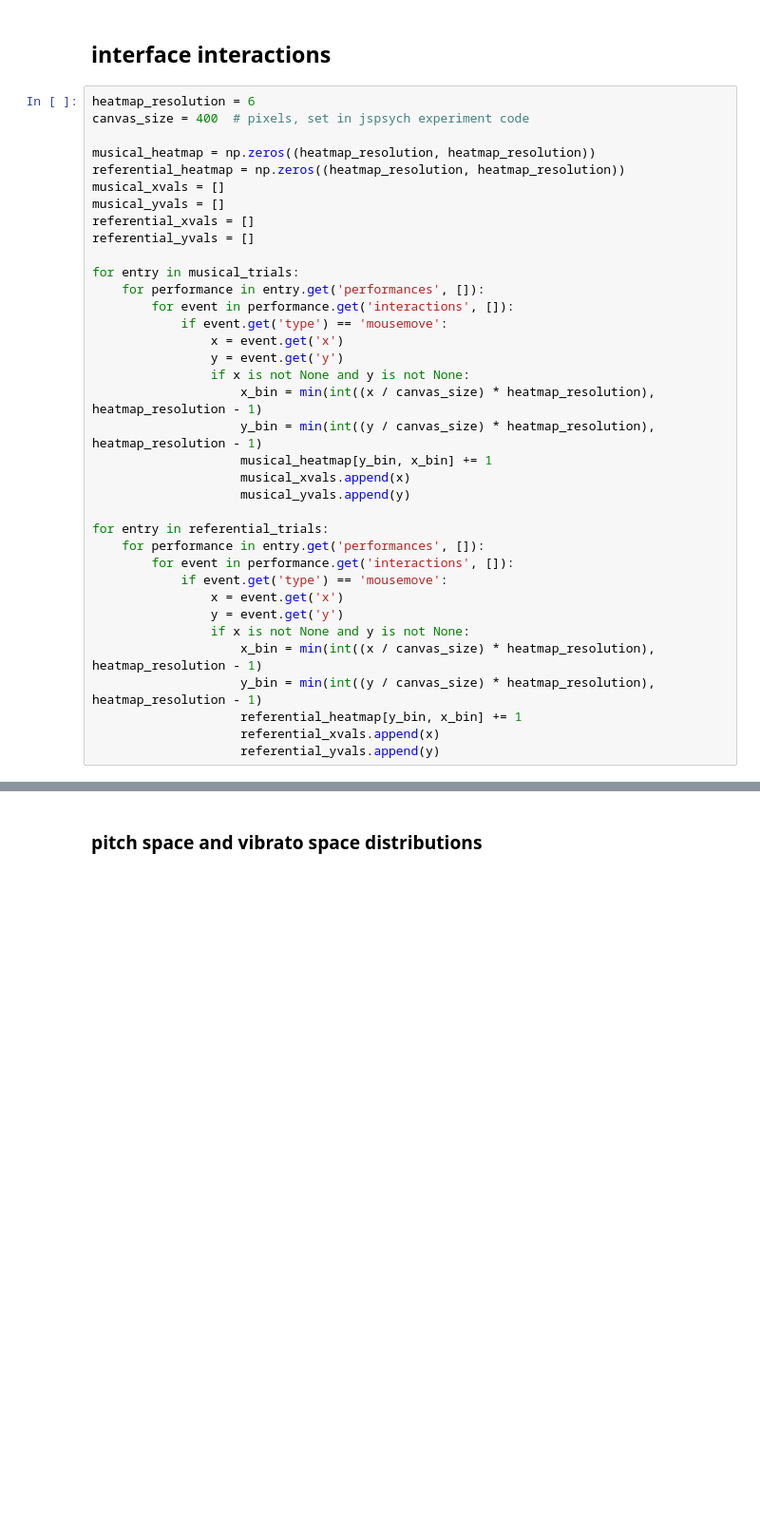
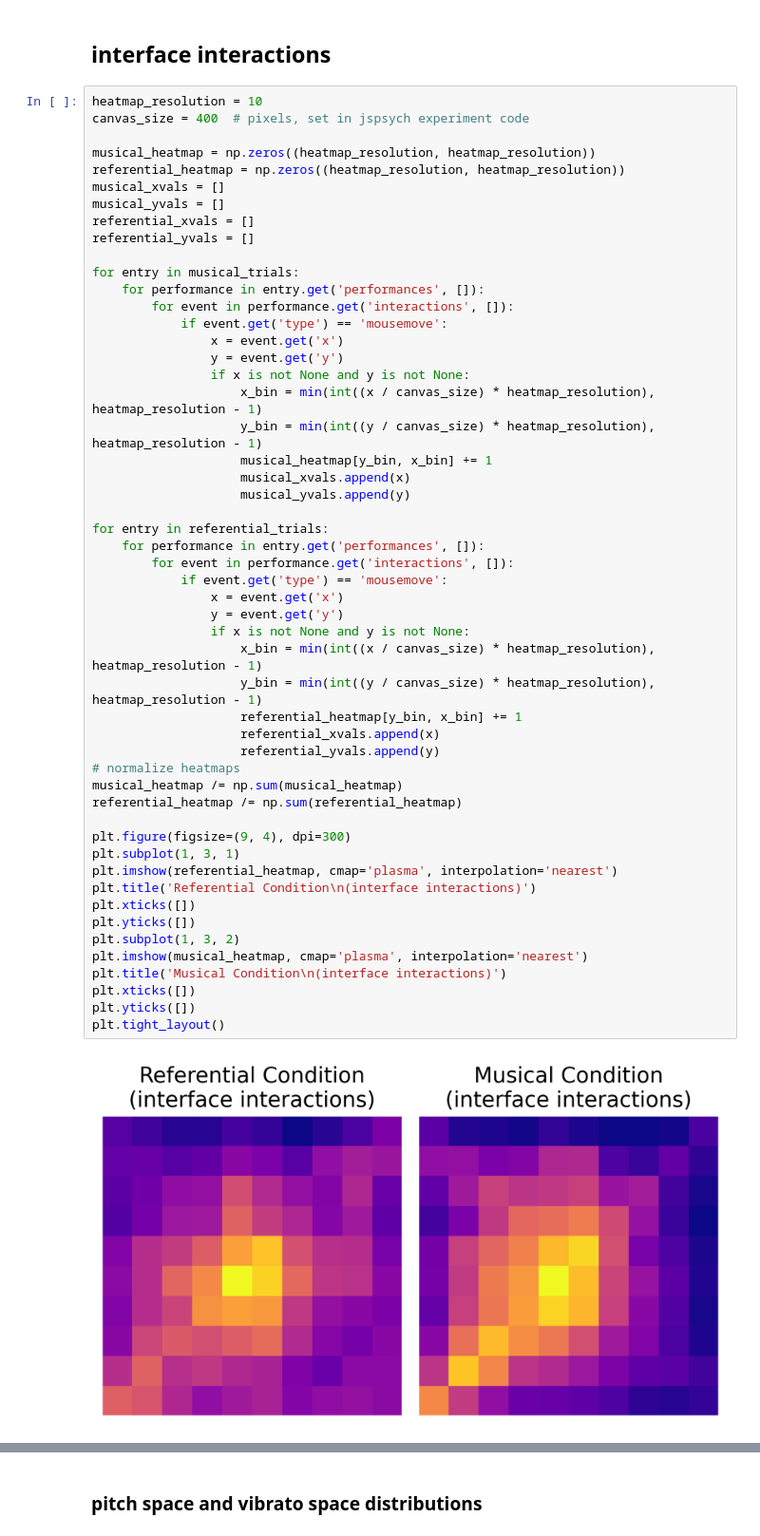
Before and after one commit to matthewcaren/image-scoring, a Jupyter notebook: analysis/viz-audio.ipynb, the cells around one changed output, grey strips where cells are left out. Shown at 95% size. Cells and saved outputs as stored; diff of their text form; blank space fills up the shorter version.

```diff
--- a/analysis/viz-audio.ipynb
+++ b/analysis/viz-audio.ipynb
@@ -31,7 +33,7 @@ Found 1173 referential condition sounds
 # %% [markdown]
 ## interface interactions
 # %%
-heatmap_resolution = 6
+heatmap_resolution = 10
 canvas_size = 400  # pixels, set in jspsych experiment code
 
 musical_heatmap = np.zeros((heatmap_resolution, heatmap_resolution))
@@ -39,30 +41,48 @@ referential_heatmap = np.zeros((heatmap_resolution, heatmap_resolution))
 musical_xvals = []
 musical_yvals = []
 referential_xvals = []
 referential_yvals = []
 
 for entry in musical_trials:
     for performance in entry.get('performances', []):
         for event in performance.get('interactions', []):
             if event.get('type') == 'mousemove':
                 x = event.get('x')
                 y = event.get('y')
                 if x is not None and y is not None:
                     x_bin = min(int((x / canvas_size) * heatmap_resolution), heatmap_resolution - 1)
                     y_bin = min(int((y / canvas_size) * heatmap_resolution), heatmap_resolution - 1)
                     musical_heatmap[y_bin, x_bin] += 1
                     musical_xvals.append(x)
                     musical_yvals.append(y)
 
 for entry in referential_trials:
     for performance in entry.get('performances', []):
         for event in performance.get('interactions', []):
             if event.get('type') == 'mousemove':
                 x = event.get('x')
                 y = event.get('y')
                 if x is not None and y is not None:
                     x_bin = min(int((x / canvas_size) * heatmap_resolution), heatmap_resolution - 1)
                     y_bin = min(int((y / canvas_size) * heatmap_resolution), heatmap_resolution - 1)
                     referential_heatmap[y_bin, x_bin] += 1
                     referential_xvals.append(x)
                     referential_yvals.append(y)
+# normalize heatmaps
+musical_heatmap /= np.sum(musical_heatmap)
+referential_heatmap /= np.sum(referential_heatmap)
+
+plt.figure(figsize=(9, 4), dpi=300)
+plt.subplot(1, 3, 1)
+plt.imshow(referential_heatmap, cmap='plasma', interpolation='nearest')
+plt.title('Referential Condition\n(interface interactions)')
+plt.xticks([])
+plt.yticks([])
+plt.subplot(1, 3, 2)
+plt.imshow(musical_heatmap, cmap='plasma', interpolation='nearest')
+plt.title('Musical Condition\n(interface interactions)')
+plt.xticks([])
+plt.yticks([])
+plt.tight_layout()
+# %% [output]
+[figure, added]
```
Also changed, not shown: parts of 42 cells of this notebook, 2 other files.
